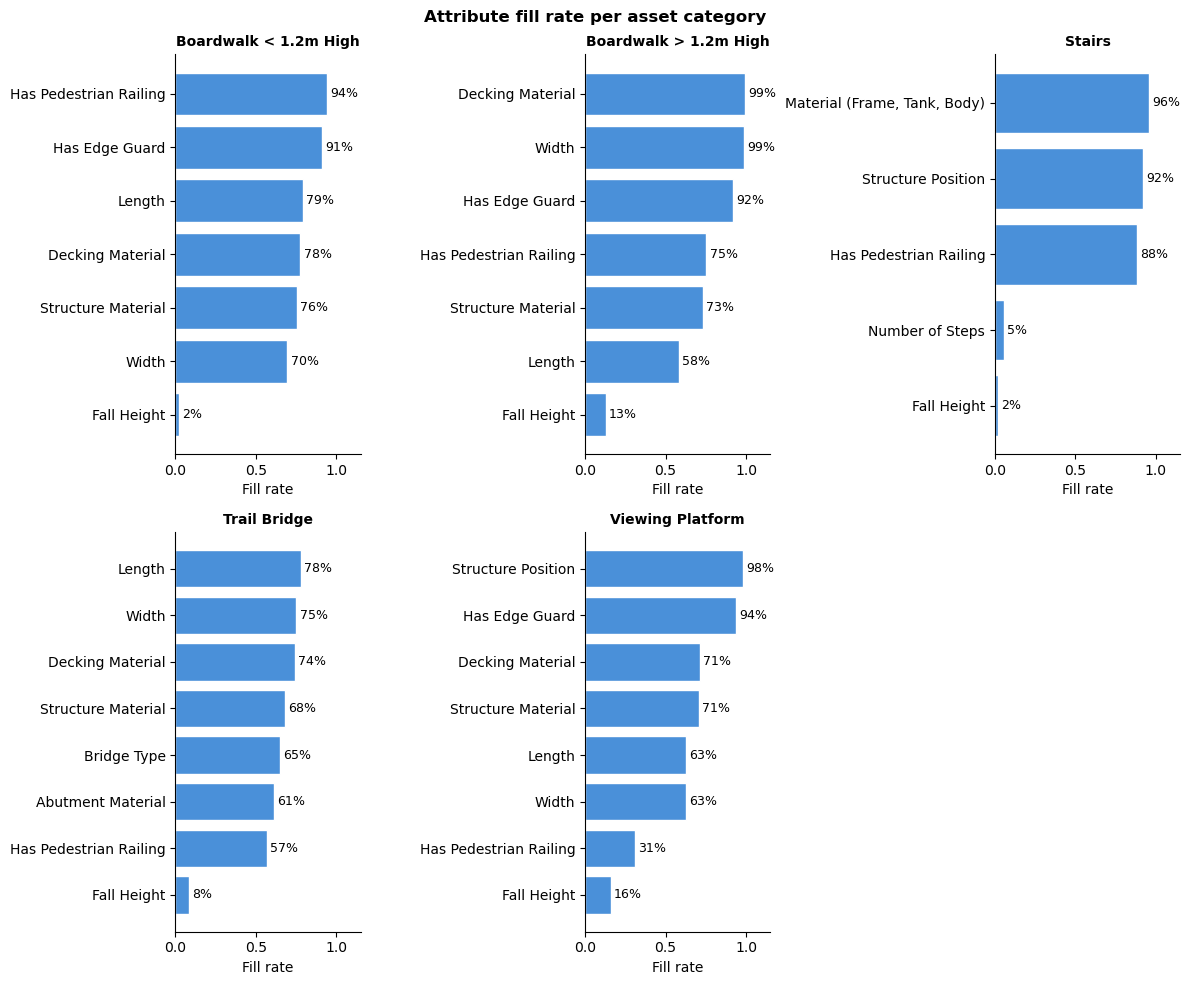
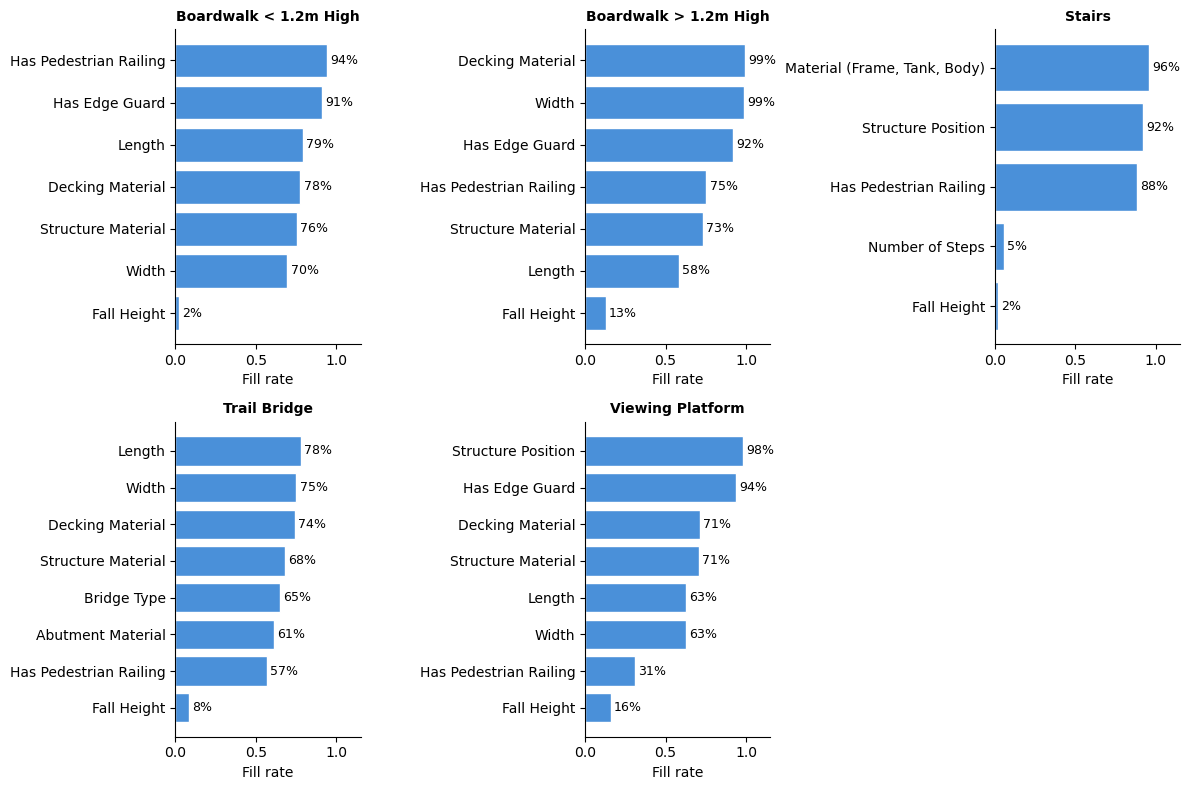
Code edit (unified diff) that turned the first committed figure into the second:
--- before
+++ after
@@ -13,6 +13,8 @@
 
 categories = list(PROFILE_ATTRS.keys())
-n_cols = math.ceil(len(categories) / 3)
-fig, axes = plt.subplots(2, n_cols, figsize=(4 * n_cols, 15))
+n_cols = math.ceil(len(categories) / 2)
+n_rows = math.ceil(len(categories) / n_cols)
+
+fig, axes = plt.subplots(n_rows, n_cols, figsize=(4 * n_cols, 4 * n_rows))
 axes = axes.flatten()
 
@@ -20,9 +22,7 @@
     data = fill_df[fill_df["category"] == category].sort_values("fill_rate")
     ax.barh(data["attr"], data["fill_rate"], color="#4a90d9", edgecolor="white")
-
     for val, patch in zip(data["fill_rate"], ax.patches):
         ax.text(patch.get_width() + 0.02, patch.get_y() + patch.get_height() / 2,
                 f"{val:.0%}", va="center", fontsize=9)
-
     ax.set_xlim(0, 1.15)
     ax.set_title(category, fontsize=10, fontweight="bold")
@@ -30,9 +30,8 @@
     ax.spines[["top", "right"]].set_visible(False)
 
-# Hide any unused subplots
+# Remove any leftover axes
 for ax in axes[len(categories):]:
-    ax.set_visible(False)
+    fig.delaxes(ax)
 
-fig.suptitle("Attribute fill rate per asset category", fontweight="bold")
 plt.tight_layout()
 plt.savefig(os.path.join(output_dir, "attribute_fill_rate.png"))

Commit: last changes on report before submission to partner